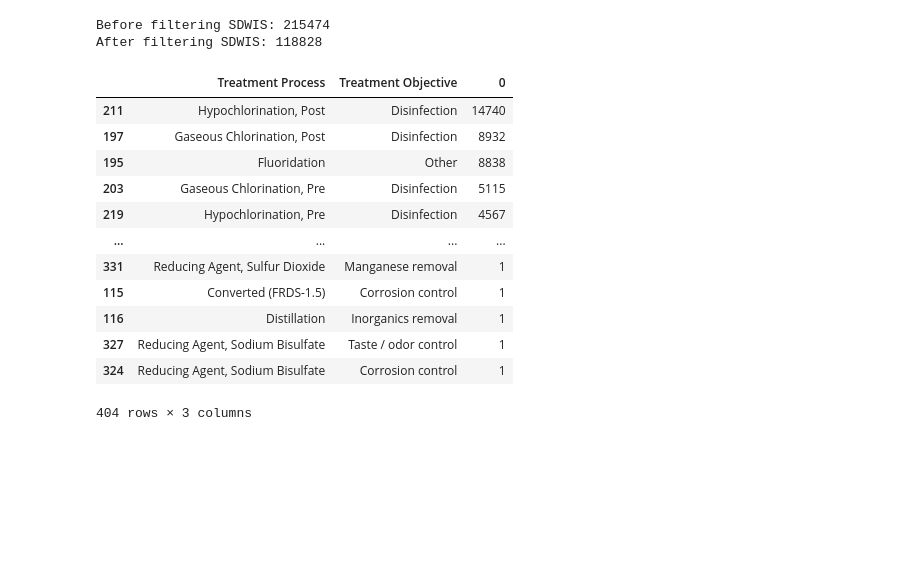
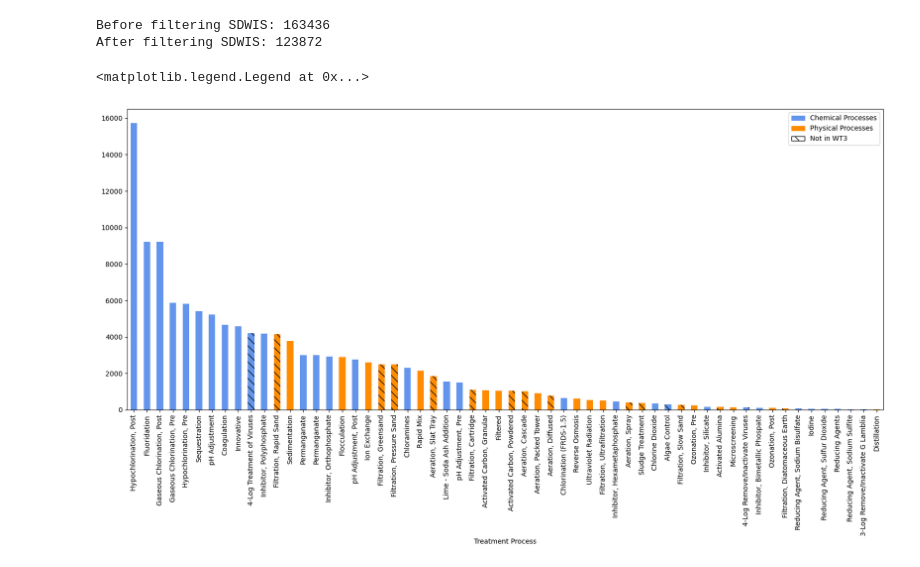
Before and after one commit to MuktaHardikar/WaterTAP3, a Jupyter notebook: watertap3/watertap3/treatment-train.ipynb, the cells around one changed output. Saved outputs shown, nothing was run; the diff lists cells and outputs as text; code cells hidden in the pictures; blank space fills up the shorter version.

Commit message:
check after usgs update

```diff
--- a/watertap3/watertap3/treatment-train.ipynb
+++ b/watertap3/watertap3/treatment-train.ipynb
@@ -15,3 +17,9 @@ sdwis = pd.read_csv(r'C:\Users\mhardika\Documents\AMO\2050\analysis_files_2024\S
+# %%
+# df_latest has sdwis data for all 4 quarters and drops duplicates
+sdwis = pd.read_csv(r'C:\Users\mhardika\Documents\AMO\2050\analysis_files_2024\df_latest.csv')
+# sdwis = pd.read_csv(r'C:\Users\mhardika\Documents\AMO\2050\analysis_files_2024\SDWIS.csv')
+# Read mapping file
+treatment_classification = pd.read_excel(r'C:\Users\mhardika\Documents\AMO\2050\analysis_files_2024\grouped_treatment_processes_2020_MH.xlsx')
 # %%
 # Drop rows with duplicate PWS ID, Facility ID and treatment unit
 sdwis_filtered = sdwis[['PWS ID','Facility Id','PWS Name', 'Population Served Count', 'Activity Status', 'Facility Activity', 'Primary Source', 'PWS Type','Treatment Process','Treatment Objective']].drop_duplicates(subset = ['PWS ID','Facility Id','Treatment Process'])
@@ -25,25 +35,12 @@ sdwis_filtered = sdwis_filtered.groupby(['PWS ID','Facility Id']).filter(lambda
 print('Before filtering SDWIS:', len(sdwis))
 print('After filtering SDWIS:', len(sdwis_filtered) )
 # %% [output]
-Before filtering SDWIS: 215474
-After filtering SDWIS: 118828
+Before filtering SDWIS: 163436
+After filtering SDWIS: 123872
 # %%
 unique_treatment = sdwis_filtered.groupby(['Treatment Process','Treatment Objective']).size().reset_index()
 unique_treatment = unique_treatment.sort_values(0,ascending=False)
-# unique_treatment.to_csv(r'\Users\mhardika\Documents\AMO\2050\analysis_files_2024\sdwis_treatment_list_2.csv')
+unique_treatment.rename(columns={0:'Frequency'},inplace=True)
+# Drop pairs that have frequency < 10
+# unique_treatment.to_csv(r'\Users\mhardika\Documents\AMO\2050\analysis_files_2024\sdwis_treatment_list.csv')
+unique_treatment = unique_treatment[unique_treatment['Frequency']>10]
-# %%
-unique_treatment
-# %% [output]
-|  | Treatment Process | Treatment Objective | 0 |
-| 211 | Hypochlorination, Post | Disinfection | 14740 |
-| 197 | Gaseous Chlorination, Post | Disinfection | 8932 |
-| 195 | Fluoridation | Other | 8838 |
-| 203 | Gaseous Chlorination, Pre | Disinfection | 5115 |
-| 219 | Hypochlorination, Pre | Disinfection | 4567 |
-| ... | ... | ... | ... |
-| 331 | Reducing Agent, Sulfur Dioxide | Manganese removal | 1 |
-| 115 | Converted (FRDS-1.5) | Corrosion control | 1 |
-| 116 | Distillation | Inorganics removal | 1 |
-| 327 | Reducing Agent, Sodium Bisulfate | Taste / odor control | 1 |
-| 324 | Reducing Agent, Sodium Bisulfate | Corrosion control | 1 |
-404 rows × 3 columns
@@ -49,0 +54,27 @@ unique_treatment
+# %%
+unique_treatment_frequency = unique_treatment.groupby(['Treatment Process']).sum().reset_index()
+unique_treatment_frequency = unique_treatment_frequency.sort_values('Frequency',ascending=False)
+# unique_treatment_frequency.to_csv(r'\Users\mhardika\Documents\AMO\2050\analysis_files_2024\sdwis_treatment_list_frequency.csv')
+
+unique_treatment_frequency = unique_treatment_frequency.merge(treatment_classification, left_on='Treatment Process', right_on='treatment_process')
+
+
+fig, ax = plt.subplots()
+unique_treatment_frequency.plot.bar(ax = ax, x='Treatment Process', y = 'Frequency', figsize=(20,8))
+bars = ax.patches
+hatches = ["" if x == 'yes' else '\\\\' for x in unique_treatment_frequency['In WT3']]
+colors = ["cornflowerblue" if x == 'chemical' else 'darkorange' for x in unique_treatment_frequency['physical_chemical']]
+
+for bar,hatch,color in zip(bars,hatches,colors):
+    bar.set_facecolor(color)
+    bar.set_hatch(hatch)
+
+chemical_patch = mpatches.Patch(edgecolor='black', color = "cornflowerblue" , label = 'Chemical Processes')
+physical_patch = mpatches.Patch(edgecolor='black', color = "darkorange" , label = 'Physical Processes')
+in_wt3 = mpatches.Patch(edgecolor='black', facecolor= 'white', hatch = "\\" , label = 'Not in WT3')
+
+ax.legend(handles=[chemical_patch,physical_patch,in_wt3])
+# ax.set_yscale('log')
+# %% [output]
+<matplotlib.legend.Legend at 0x...>
+[figure, added]
```
Also changed, not shown: parts of 8 cells of this notebook, 1 other file.
